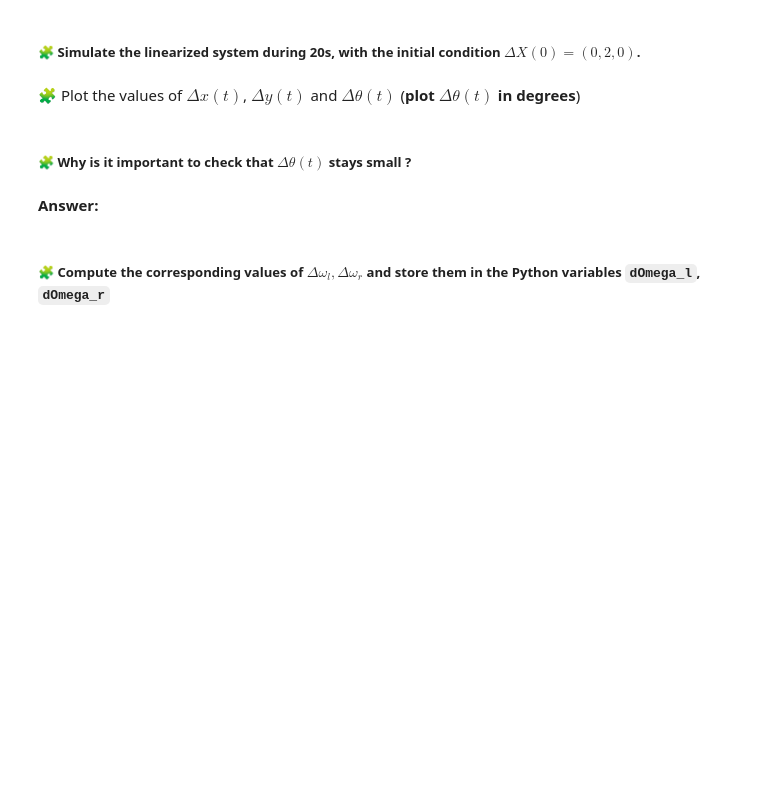
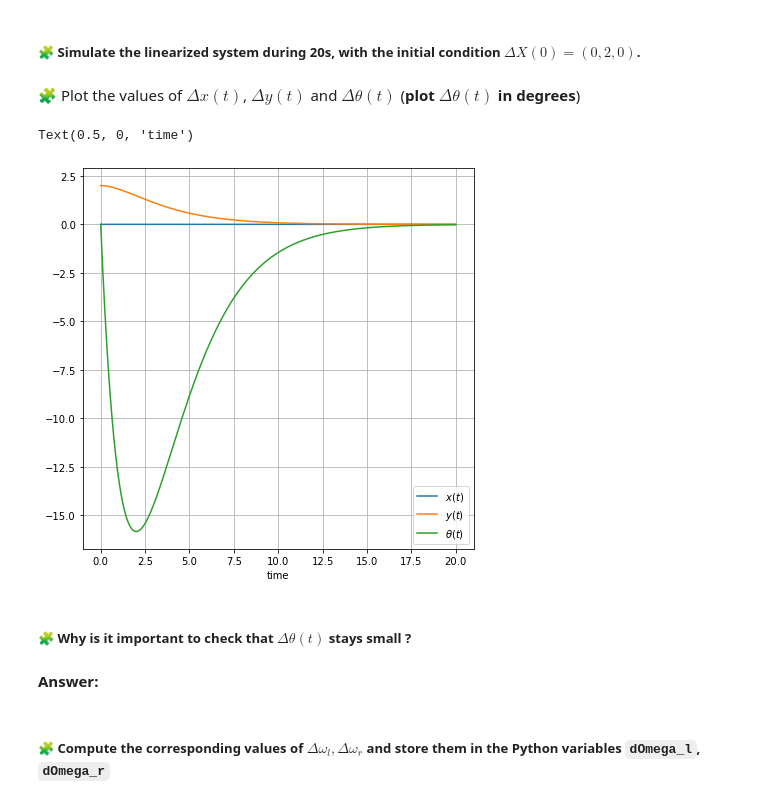
Before and after one commit to hassanAZAKAF/control-engineering-with-python-project-2022-2023, a Jupyter notebook: Project-2.ipynb, the cells around one changed output. Cells and saved outputs as stored; diff of their text form; code cells hidden in the pictures; blank space fills up the shorter version.

```diff
--- a/Project-2.ipynb
+++ b/Project-2.ipynb
@@ -491,7 +533,7 @@ In the sequel, we will use $v=4.8 \mbox{ km/h}$.
 # %% [markdown]
 ##### 🧩 Implement and print the matrices $A$ and $B$
 # %%
-v = 4.8
+v = 1.33
 A = array([[0, 0, 0], [0, 0, v], [0, 0, 0]])
 B = array([[Rw/2, Rw/2], [0, 0], [-Rw/L, Rw/L]])
 print(A)
@@ -537,2 +583,9 @@ pass
+# %%
+def deltaOmega(t, deltaX):
+    return -np.dot(K,deltaX)
+
+t = [0.0, 20]
+x0_y0_theta0 = [0,2,0]
+result = solve_ivp(fun=lin_fun, t_span=t, y0=x0_y0_theta0, dense_output = True, rtol=2e-5, atol=2e-5)
 # %% [markdown]
 🧩 Plot the values of $\Delta x(t)$, $\Delta y(t)$ and $\Delta\theta(t)$ (**plot $\Delta\theta(t)$ in degrees**)
@@ -541,3 +592,19 @@ pass
+# %%
+r = result
+t = linspace(0.0, 20.0, 1000)
+x, y, theta = r["sol"](t)
+fig=figure(figsize=(7, 7))
+ax1 = fig.subplots(1, 1, sharex=True)
+ax1.grid(True)
+ax1.plot(t, x, label="$x(t)$")
+ax1.plot(t, y, label="$y(t)$")
+ax1.legend()
+ax1.plot(t, theta*180/pi, label=r"$\theta(t)$", color="C2")
+ax1.legend()
+xlabel("time")
+# %% [output]
+Text(0.5, 0, 'time')
+[figure, added]
 # %% [markdown]
 ##### 🧩 Why is it important to check that $\Delta\theta(t)$ stays small ?
 # %% [markdown]
```
Also changed, not shown: parts of 16 cells of this notebook.
